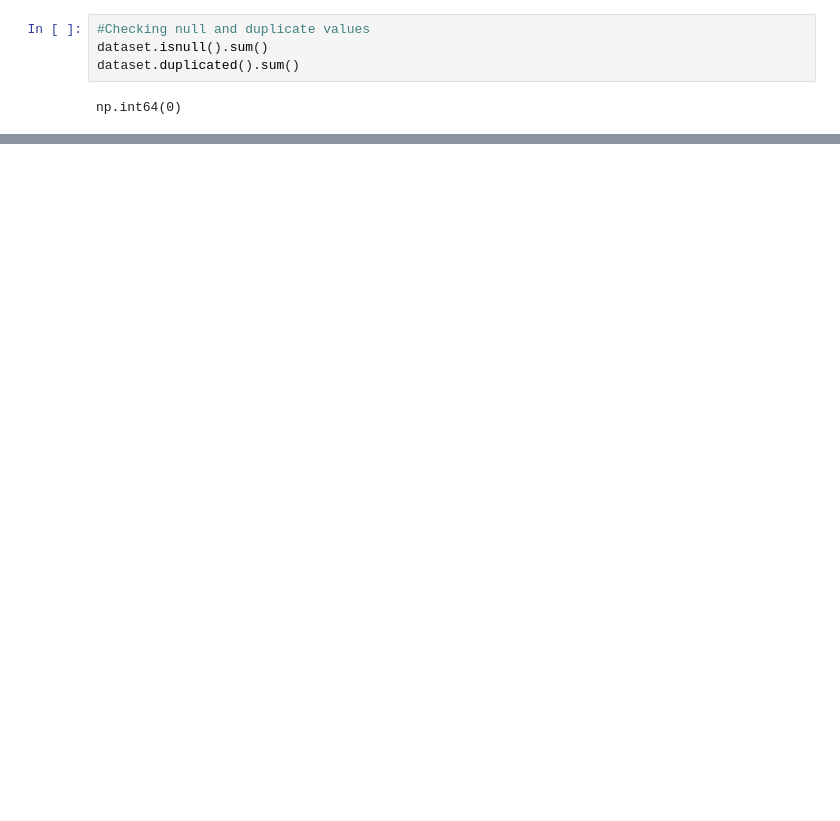
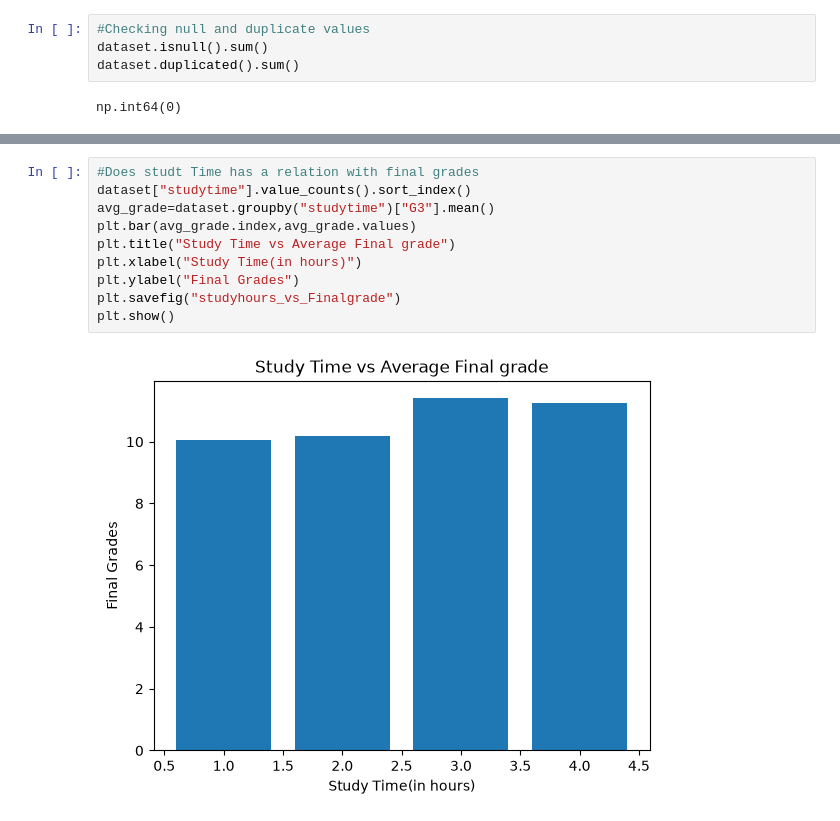
Before and after one commit to muhammadaqil-0504/Student-performance-Analysis, a Jupyter notebook: student performance analysis system.ipynb, the cells around one changed output, grey strips where cells are left out. Cells and saved outputs as stored; diff of their text form; blank space fills up the shorter version.

Commit message:
Add initial EDA and grade analysis

```diff
--- a/student performance analysis system.ipynb
+++ b/student performance analysis system.ipynb
@@ -42,0 +74,12 @@ dataset.head()
+# %%
+#Does studt Time has a relation with final grades
+dataset["studytime"].value_counts().sort_index()
+avg_grade=dataset.groupby("studytime")["G3"].mean()
+plt.bar(avg_grade.index,avg_grade.values)
+plt.title("Study Time vs Average Final grade")
+plt.xlabel("Study Time(in hours)")
+plt.ylabel("Final Grades")
+plt.savefig("studyhours_vs_Finalgrade")
+plt.show()
+# %% [output]
+[figure, added]
```
Also changed, not shown: parts of 5 cells of this notebook, 2 other files.
